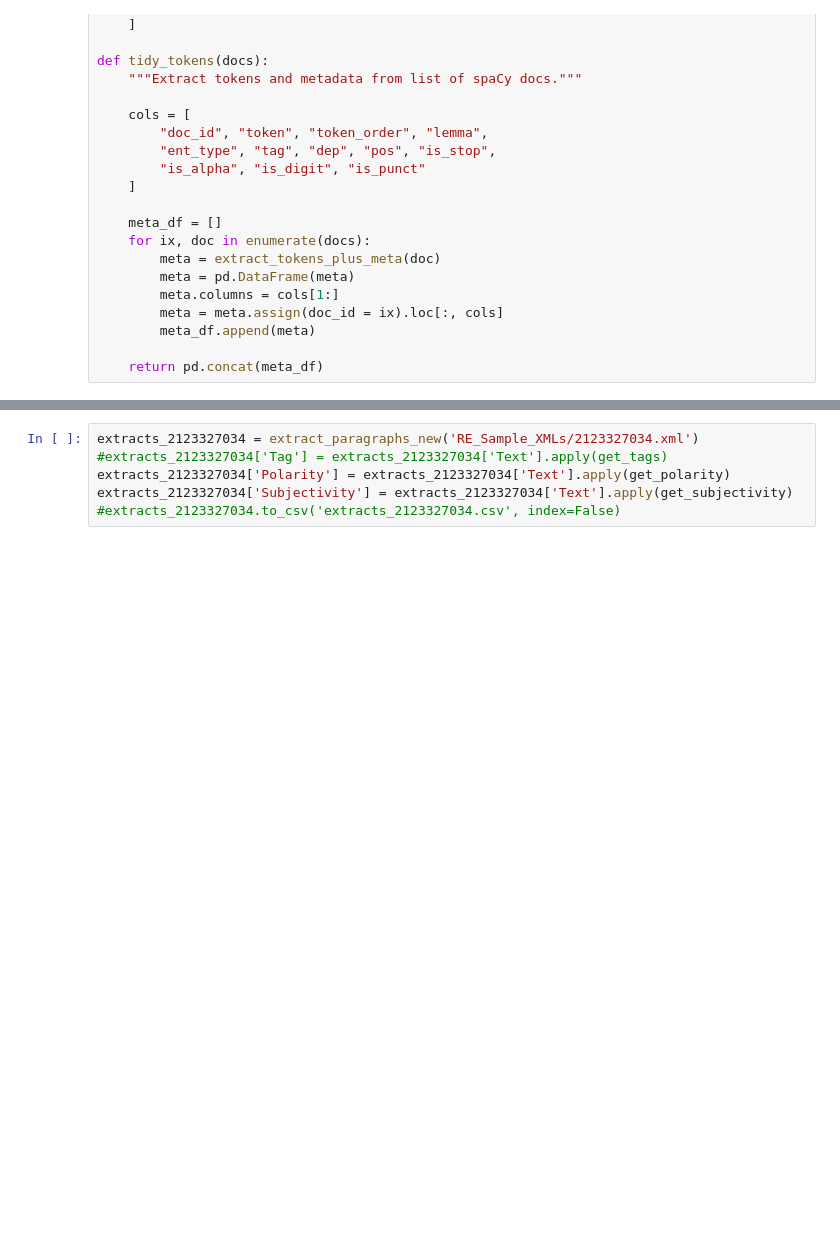
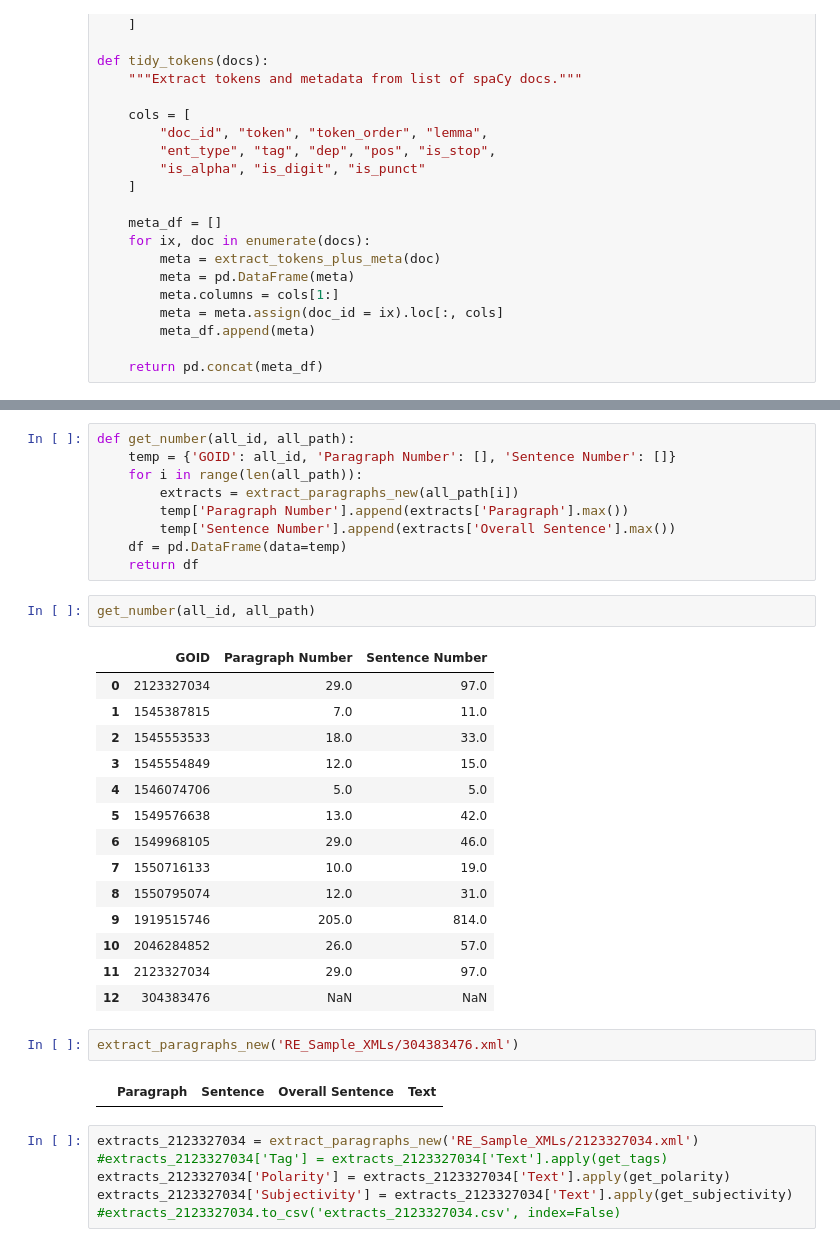
Before and after one commit to conquerv0/NLP_MacroEconIndiactors, a Jupyter notebook: Mining_Pipeline/text_mining.ipynb, the cells around one changed output, grey strips where cells are left out. Saved outputs shown, nothing was run; the diff lists cells and outputs as text; blank space fills up the shorter version.

```diff
--- a/Mining_Pipeline/text_mining.ipynb
+++ b/Mining_Pipeline/text_mining.ipynb
@@ -247,3 +305,33 @@ def tidy_tokens(docs):
+# %%
+def get_number(all_id, all_path):
+    temp = {'GOID': all_id, 'Paragraph Number': [], 'Sentence Number': []}
+    for i in range(len(all_path)):
+        extracts = extract_paragraphs_new(all_path[i])
+        temp['Paragraph Number'].append(extracts['Paragraph'].max())
+        temp['Sentence Number'].append(extracts['Overall Sentence'].max())
+    df = pd.DataFrame(data=temp)
+    return df
+# %%
+get_number(all_id, all_path)
+# %% [output]
+|  | GOID | Paragraph Number | Sentence Number |
+| 0 | 2123327034 | 29.0 | 97.0 |
+| 1 | 1545387815 | 7.0 | 11.0 |
+| 2 | 1545553533 | 18.0 | 33.0 |
+| 3 | 1545554849 | 12.0 | 15.0 |
+| 4 | 1546074706 | 5.0 | 5.0 |
+| 5 | 1549576638 | 13.0 | 42.0 |
+| 6 | 1549968105 | 29.0 | 46.0 |
+| 7 | 1550716133 | 10.0 | 19.0 |
+| 8 | 1550795074 | 12.0 | 31.0 |
+| 9 | 1919515746 | 205.0 | 814.0 |
+| 10 | 2046284852 | 26.0 | 57.0 |
+| 11 | 2123327034 | 29.0 | 97.0 |
+| 12 | 304383476 | NaN | NaN |
+# %%
+extract_paragraphs_new('RE_Sample_XMLs/304383476.xml')
+# %% [output]
+|  | Paragraph | Sentence | Overall Sentence | Text |
 # %%
 extracts_2123327034 = extract_paragraphs_new('RE_Sample_XMLs/2123327034.xml')
 #extracts_2123327034['Tag'] = extracts_2123327034['Text'].apply(get_tags)
```
Also changed, not shown: parts of 6 cells of this notebook.
